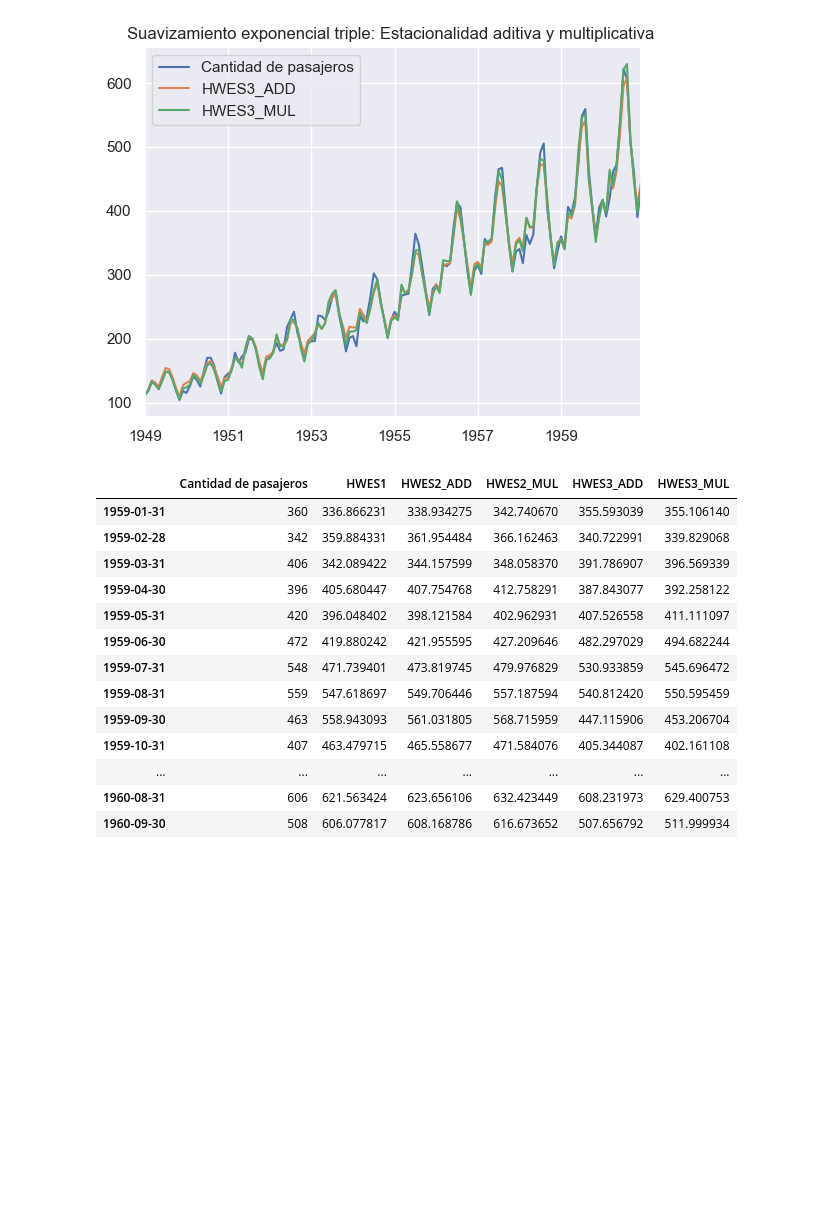
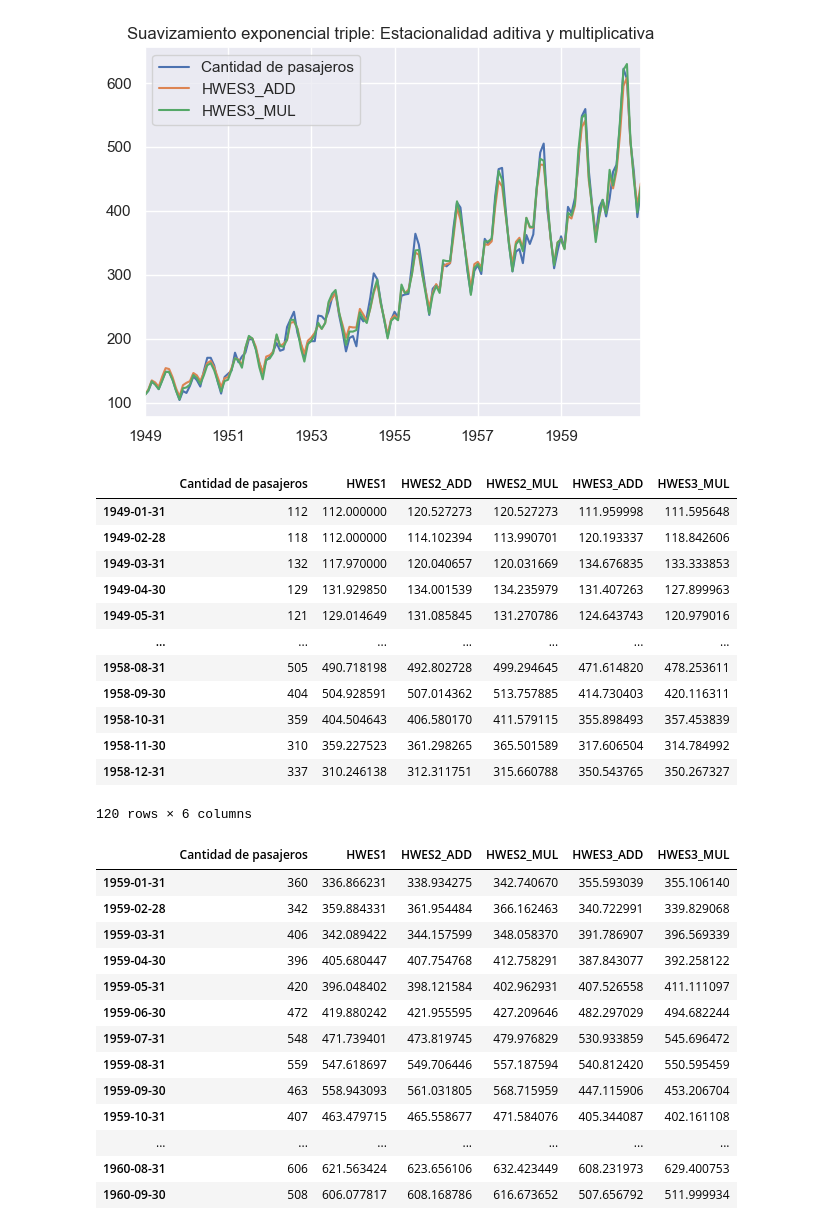
Before and after one commit to Wilsonsr/Series-de-Tiempo, a Jupyter notebook: CUADERNOS/Suavizado Exponencial.ipynb, the cells around one changed output. Saved outputs shown, nothing was run; the diff lists cells and outputs as text; code cells hidden in the pictures; blank space fills up the shorter version.

```diff
--- a/CUADERNOS/Suavizado Exponencial.ipynb
+++ b/CUADERNOS/Suavizado Exponencial.ipynb
@@ -351,6 +383,22 @@ airline[["Cantidad de pasajeros","HWES3_ADD","HWES3_MUL"]].plot(title="Suavizami
 # Split into train and test set
 train_airline = airline[:120]
 test_airline = airline[120:]
+# %%
+train_airline
+# %% [output]
+|  | Cantidad de pasajeros | HWES1 | HWES2_ADD | HWES2_MUL | HWES3_ADD | HWES3_MUL |
+| 1949-01-31 | 112 | 112.000000 | 120.527273 | 120.527273 | 111.959998 | 111.595648 |
+| 1949-02-28 | 118 | 112.000000 | 114.102394 | 113.990701 | 120.193337 | 118.842606 |
+| 1949-03-31 | 132 | 117.970000 | 120.040657 | 120.031669 | 134.676835 | 133.333853 |
+| 1949-04-30 | 129 | 131.929850 | 134.001539 | 134.235979 | 131.407263 | 127.899963 |
+| 1949-05-31 | 121 | 129.014649 | 131.085845 | 131.270786 | 124.643743 | 120.979016 |
+| ... | ... | ... | ... | ... | ... | ... |
+| 1958-08-31 | 505 | 490.718198 | 492.802728 | 499.294645 | 471.614820 | 478.253611 |
+| 1958-09-30 | 404 | 504.928591 | 507.014362 | 513.757885 | 414.730403 | 420.116311 |
+| 1958-10-31 | 359 | 404.504643 | 406.580170 | 411.579115 | 355.898493 | 357.453839 |
+| 1958-11-30 | 310 | 359.227523 | 361.298265 | 365.501589 | 317.606504 | 314.784992 |
+| 1958-12-31 | 337 | 310.246138 | 312.311751 | 315.660788 | 350.543765 | 350.267327 |
+120 rows × 6 columns
 # %%
 test_airline
 # %% [output]
```
Also changed, not shown: parts of 3 cells of this notebook.
